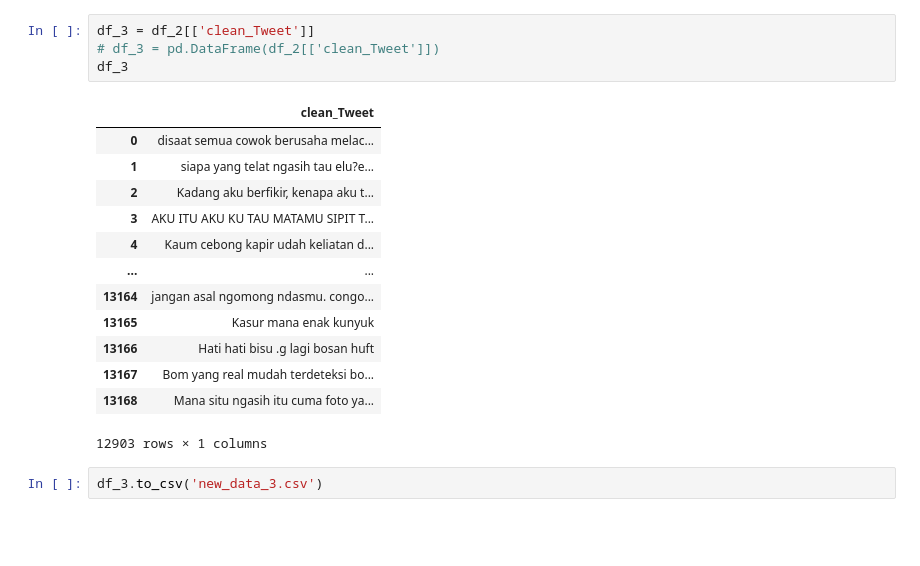
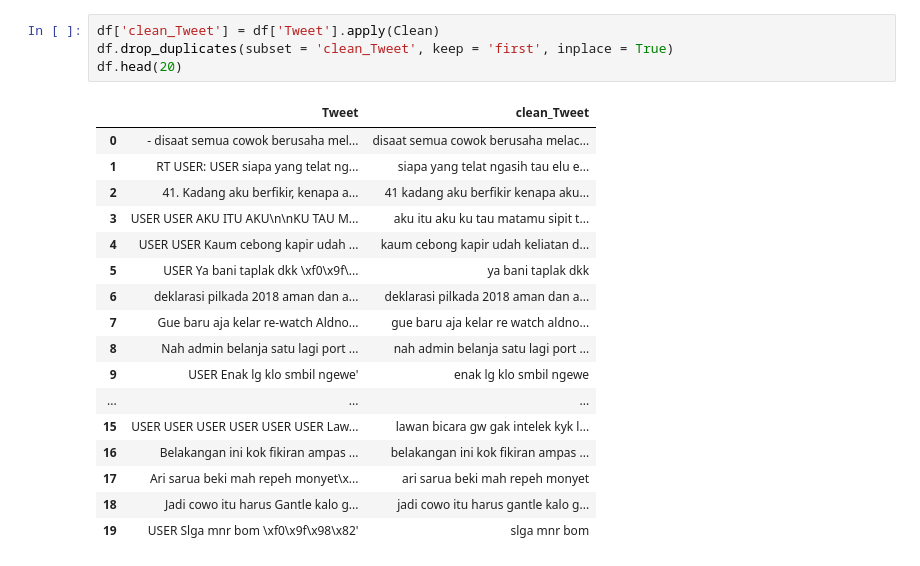
Before and after one commit to prasamumtaz/API-Data-Cleaning-Tweets, a Jupyter notebook: Tweet_Data_Cleaning.ipynb, the cells around one changed output. Cells and saved outputs as stored; diff of their text form; blank space fills up the shorter version.

```diff
--- a/Tweet_Data_Cleaning.ipynb
+++ b/Tweet_Data_Cleaning.ipynb
@@ -102,20 +62,22 @@ df_2.head(20)
-# %%
-df_3 = df_2[['clean_Tweet']]
-# df_3 = pd.DataFrame(df_2[['clean_Tweet']])
-df_3
-# %% [output]
-|  | clean_Tweet |
-| 0 | disaat semua cowok berusaha melac... |
-| 1 | siapa yang telat ngasih tau elu?e... |
-| 2 | Kadang aku berfikir, kenapa aku t... |
-| 3 | AKU ITU AKU KU TAU MATAMU SIPIT T... |
-| 4 | Kaum cebong kapir udah keliatan d... |
-| ... | ... |
-| 13164 | jangan asal ngomong ndasmu. congo... |
-| 13165 | Kasur mana enak kunyuk |
-| 13166 | Hati hati bisu .g lagi bosan huft |
-| 13167 | Bom yang real mudah terdeteksi bo... |
-| 13168 | Mana situ ngasih itu cuma foto ya... |
-12903 rows × 1 columns
-# %%
-df_3.to_csv('new_data_3.csv')
+# %%
+df['clean_Tweet'] = df['Tweet'].apply(Clean)
+df.drop_duplicates(subset = 'clean_Tweet', keep = 'first', inplace = True)
+df.head(20)
+# %% [output]
+|  | Tweet | clean_Tweet |
+| 0 | - disaat semua cowok berusaha mel... | disaat semua cowok berusaha melac... |
+| 1 | RT USER: USER siapa yang telat ng... | siapa yang telat ngasih tau elu e... |
+| 2 | 41. Kadang aku berfikir, kenapa a... | 41 kadang aku berfikir kenapa aku... |
+| 3 | USER USER AKU ITU AKU\n\nKU TAU M... | aku itu aku ku tau matamu sipit t... |
+| 4 | USER USER Kaum cebong kapir udah ... | kaum cebong kapir udah keliatan d... |
+| 5 | USER Ya bani taplak dkk \xf0\x9f\... | ya bani taplak dkk |
+| 6 | deklarasi pilkada 2018 aman dan a... | deklarasi pilkada 2018 aman dan a... |
+| 7 | Gue baru aja kelar re-watch Aldno... | gue baru aja kelar re watch aldno... |
+| 8 | Nah admin belanja satu lagi port ... | nah admin belanja satu lagi port ... |
+| 9 | USER Enak lg klo smbil ngewe' | enak lg klo smbil ngewe |
+| ... | ... | ... |
+| 15 | USER USER USER USER USER USER Law... | lawan bicara gw gak intelek kyk l... |
+| 16 | Belakangan ini kok fikiran ampas ... | belakangan ini kok fikiran ampas ... |
+| 17 | Ari sarua beki mah repeh monyet\x... | ari sarua beki mah repeh monyet |
+| 18 | Jadi cowo itu harus Gantle kalo g... | jadi cowo itu harus gantle kalo g... |
+| 19 | USER Slga mnr bom \xf0\x9f\x98\x82' | slga mnr bom |
```
Also changed, not shown: parts of 36 cells of this notebook, 1 other file.
